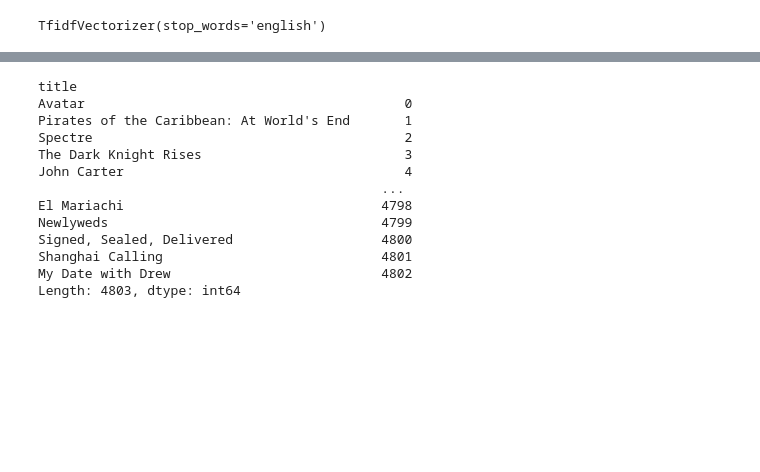
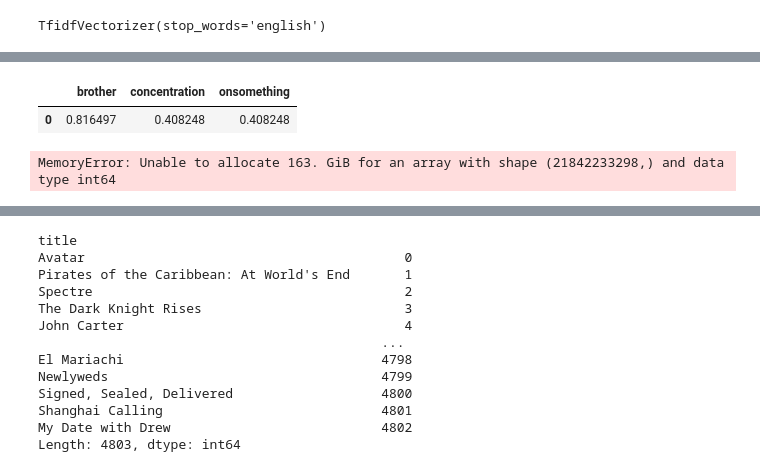
Before and after one commit to issam-hub/seri, a Jupyter notebook: code.ipynb, the cells around one changed output, grey strips where cells are left out. Saved outputs shown, nothing was run; the diff lists cells and outputs as text; code cells hidden in the pictures; blank space fills up the shorter version.

```diff
--- a/code.ipynb
+++ b/code.ipynb
@@ -28,5 +77,5 @@ tfidf
 # %% [output]
 TfidfVectorizer(stop_words='english')
 # %%
-df['overview'] = df['overview'].fillna('')
+df['doc_text'] = df['doc_text'].fillna('')
 # %%
@@ -47,5 +96,5 @@ Name: overview, Length: 4803, dtype: object
 # %%
-tfidf_matrix = tfidf.fit_transform(df['overview'])
+tfidf_matrix = tfidf.fit_transform(df['doc_text'])
 # %%
 tfidf_matrix
 # %% [output]
@@ -78,9 +117,20 @@ tfidfshow
+# %%
+my_query = ["how can we get concentration onsomething brother brother ?"]
+query_tfidf_matrix = tfidf.fit_transform(my_query)
+np.matrix(query_tfidf_matrix)
+query_tfidfshow = pd.DataFrame(query_tfidf_matrix.toarray(), columns=tfidf.get_feature_names_out(my_query))
+query_tfidfshow
+# %% [output]
+|  | brother | concentration | onsomething |
+| 0 | 0.816497 | 0.408248 | 0.408248 |
 # %%
 # Import linear_kernel
 from sklearn.metrics.pairwise import linear_kernel
 
 # Compute the cosine similarity matrix
-cosine_sim = linear_kernel(tfidf_matrix, tfidf_matrix)
+cosine_sim = linear_kernel()
+# %% [output]
+MemoryError: Unable to allocate 163. GiB for an array with shape (21842233298,) and data type int64
 # %%
 pd.DataFrame(cosine_sim)
 # %% [output]
```
Also changed, not shown: parts of 10 cells of this notebook, 3 other files.
